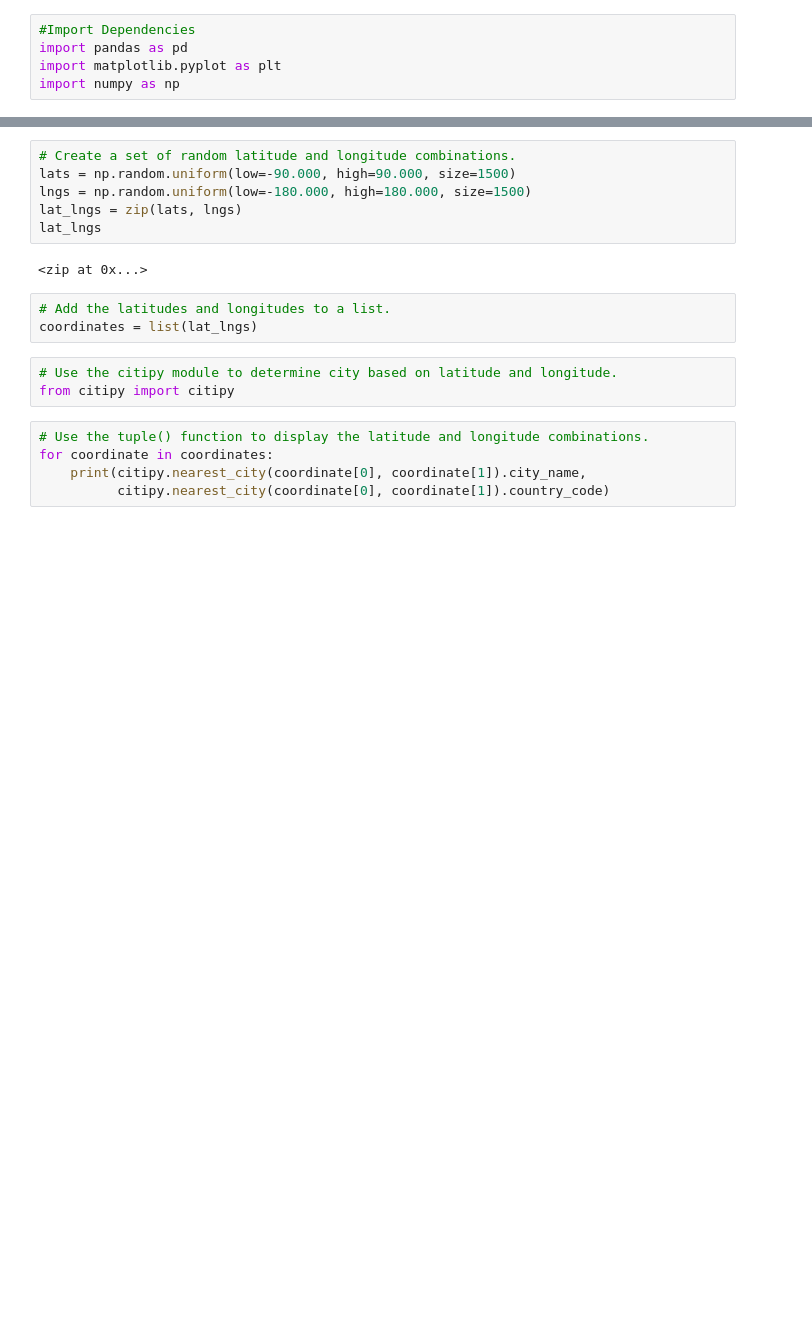
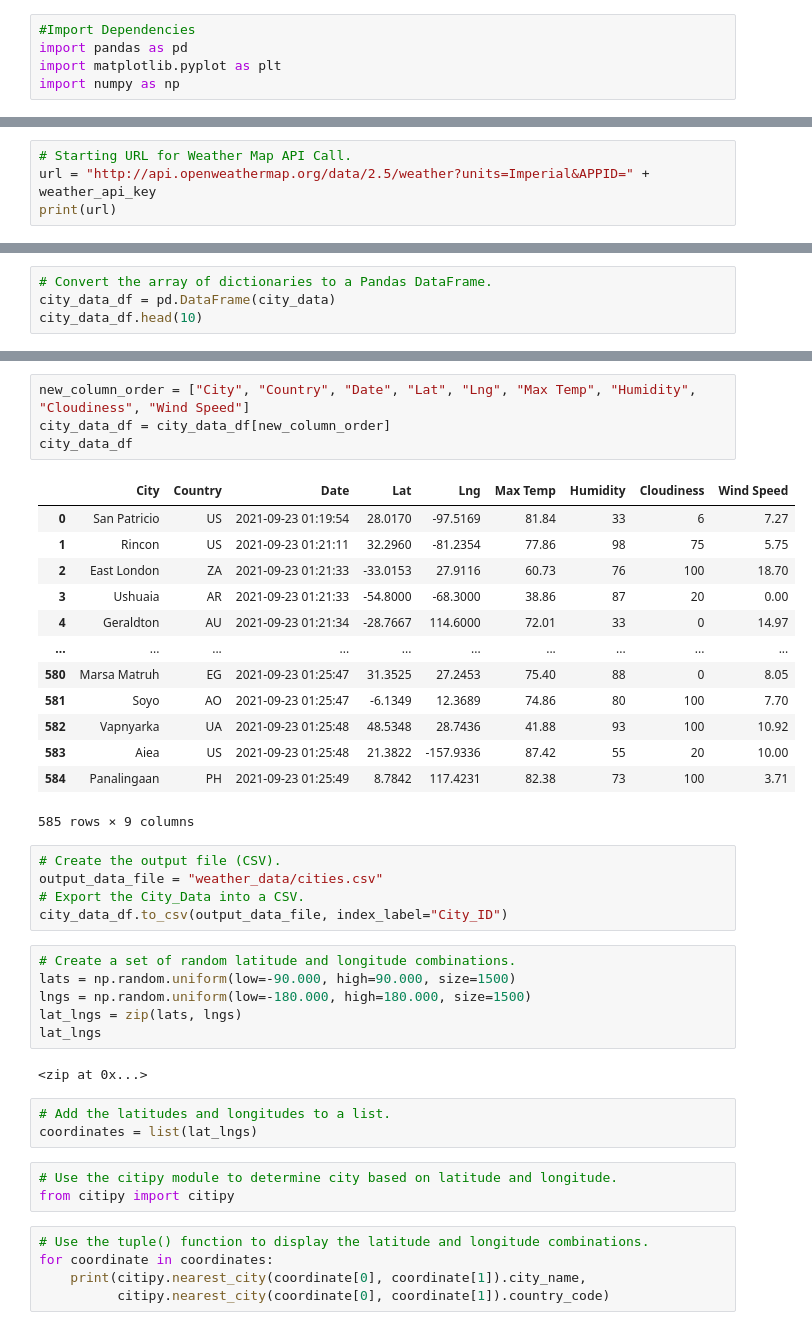
Before and after one commit to abeituni/World_Weather_Analysis, a Jupyter notebook: WeatherPy.ipynb, the cells around one changed output, grey strips where cells are left out. Saved outputs shown, nothing was run; the diff lists cells and outputs as text; blank space fills up the shorter version.

Commit message:
WeatherPy Update

```diff
--- a/WeatherPy.ipynb
+++ b/WeatherPy.ipynb
@@ -5,0 +14,4 @@ import numpy as np
+# %%
+# Starting URL for Weather Map API Call.
+url = "http://api.openweathermap.org/data/2.5/weather?units=Imperial&APPID=" + weather_api_key
+print(url)
@@ -5,0 +102,4 @@ import numpy as np
+# %%
+# Convert the array of dictionaries to a Pandas DataFrame.
+city_data_df = pd.DataFrame(city_data)
+city_data_df.head(10)
@@ -6,3 +118,26 @@ import numpy as np
+# %%
+new_column_order = ["City", "Country", "Date", "Lat", "Lng", "Max Temp", "Humidity", "Cloudiness", "Wind Speed"]
+city_data_df = city_data_df[new_column_order]
+city_data_df
+# %% [output]
+|  | City | Country | Date | Lat | Lng | Max Temp | Humidity | Cloudiness | Wind Speed |
+| 0 | San Patricio | US | 2021-09-23 01:19:54 | 28.0170 | -97.5169 | 81.84 | 33 | 6 | 7.27 |
+| 1 | Rincon | US | 2021-09-23 01:21:11 | 32.2960 | -81.2354 | 77.86 | 98 | 75 | 5.75 |
+| 2 | East London | ZA | 2021-09-23 01:21:33 | -33.0153 | 27.9116 | 60.73 | 76 | 100 | 18.70 |
+| 3 | Ushuaia | AR | 2021-09-23 01:21:33 | -54.8000 | -68.3000 | 38.86 | 87 | 20 | 0.00 |
+| 4 | Geraldton | AU | 2021-09-23 01:21:34 | -28.7667 | 114.6000 | 72.01 | 33 | 0 | 14.97 |
+| ... | ... | ... | ... | ... | ... | ... | ... | ... | ... |
+| 580 | Marsa Matruh | EG | 2021-09-23 01:25:47 | 31.3525 | 27.2453 | 75.40 | 88 | 0 | 8.05 |
+| 581 | Soyo | AO | 2021-09-23 01:25:47 | -6.1349 | 12.3689 | 74.86 | 80 | 100 | 7.70 |
+| 582 | Vapnyarka | UA | 2021-09-23 01:25:48 | 48.5348 | 28.7436 | 41.88 | 93 | 100 | 10.92 |
+| 583 | Aiea | US | 2021-09-23 01:25:48 | 21.3822 | -157.9336 | 87.42 | 55 | 20 | 10.00 |
+| 584 | Panalingaan | PH | 2021-09-23 01:25:49 | 8.7842 | 117.4231 | 82.38 | 73 | 100 | 3.71 |
+585 rows × 9 columns
+# %%
+# Create the output file (CSV).
+output_data_file = "weather_data/cities.csv"
+# Export the City_Data into a CSV.
+city_data_df.to_csv(output_data_file, index_label="City_ID")
 # %%
 # Create a set of random latitude and longitude combinations.
 lats = np.random.uniform(low=-90.000, high=90.000, size=1500)
```
Also changed, not shown: parts of 8 cells of this notebook, 3 other files.
